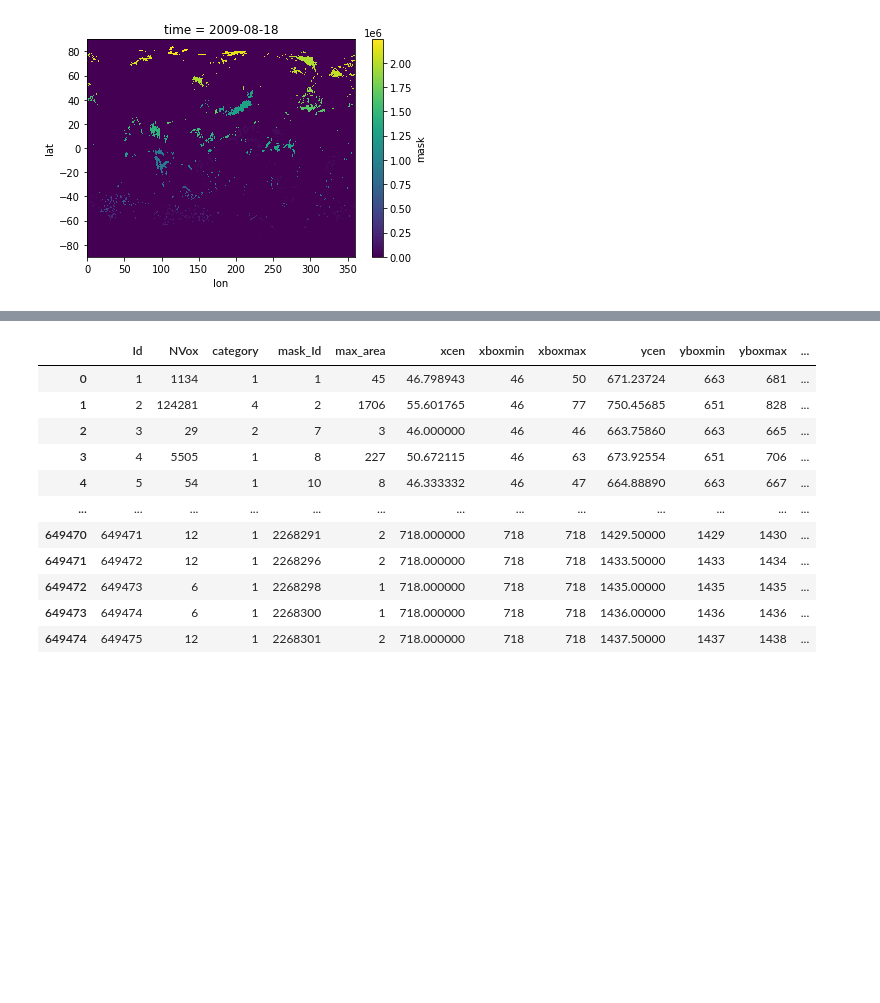
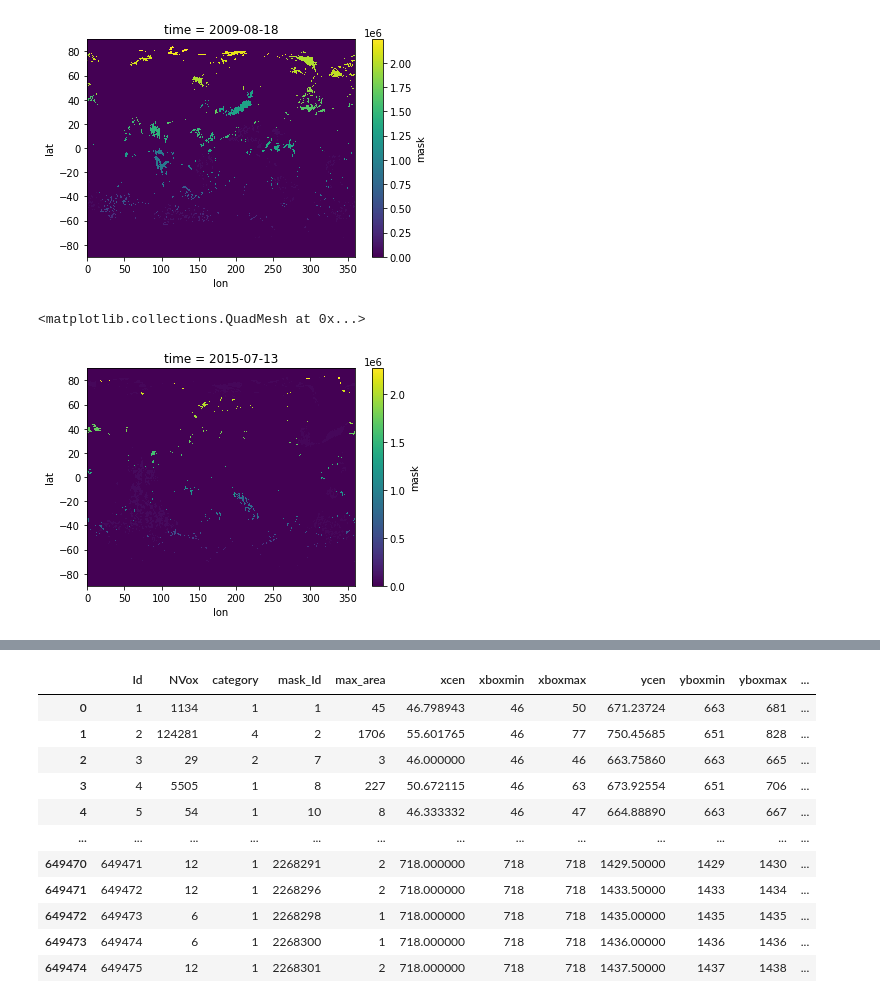
Before and after one commit to profxj/mhw_analysis, a Jupyter notebook: mhw_analysis/chl/mask.ipynb, the cells around one changed output, grey strips where cells are left out. Drawn from its saved outputs; the diff is of its cells as text; code cells hidden in the pictures; blank space fills up the shorter version.

```diff
--- a/mhw_analysis/chl/mask.ipynb
+++ b/mhw_analysis/chl/mask.ipynb
@@ -45,3 +45,10 @@ m2.plot()
 # %% [output]
 <matplotlib.collections.QuadMesh at 0x...>
 [figure]
+# %%
+m1=mask.sel(time=['2015-7-13'])
+m2=m1.mask
+m2.plot()
+# %% [output]
+<matplotlib.collections.QuadMesh at 0x...>
+[figure, added]
```
Also changed, not shown: parts of 10 cells of this notebook, 1 other file.
